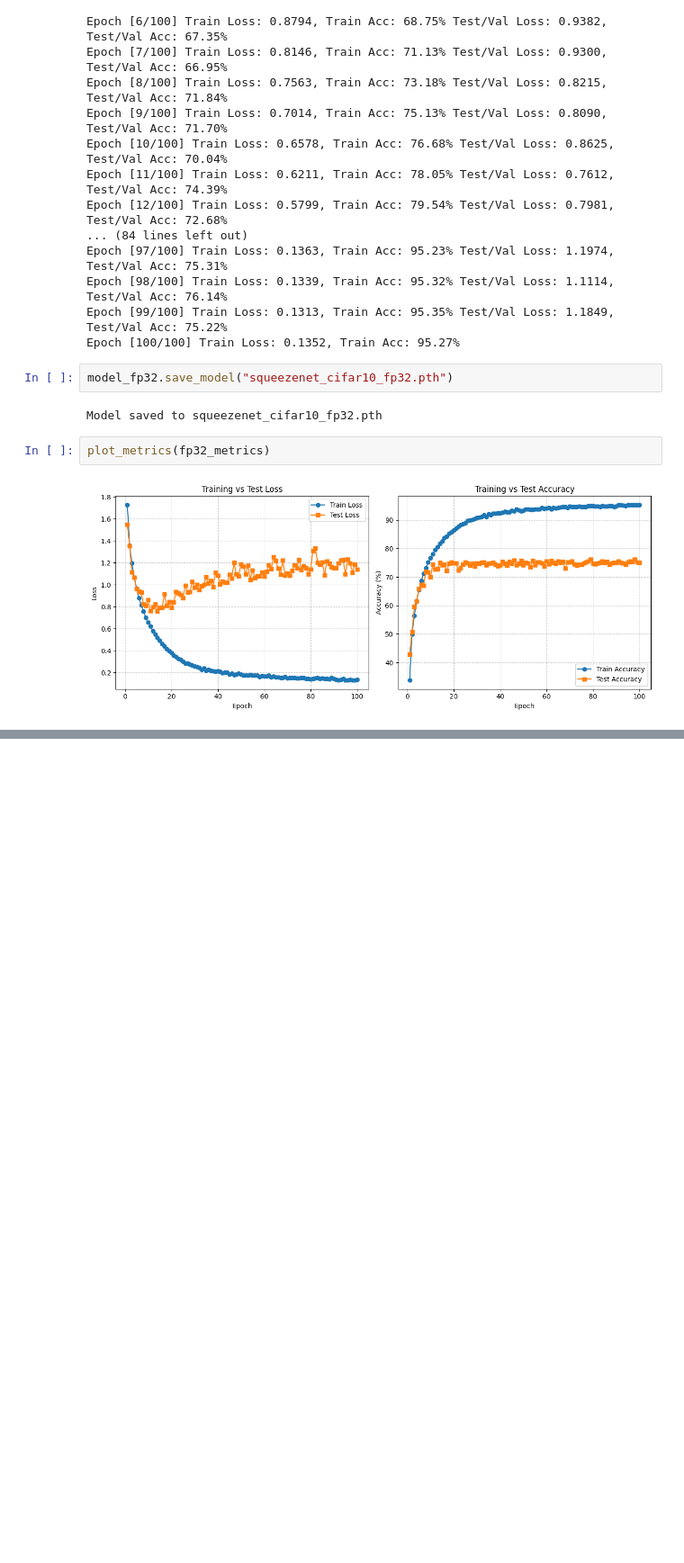
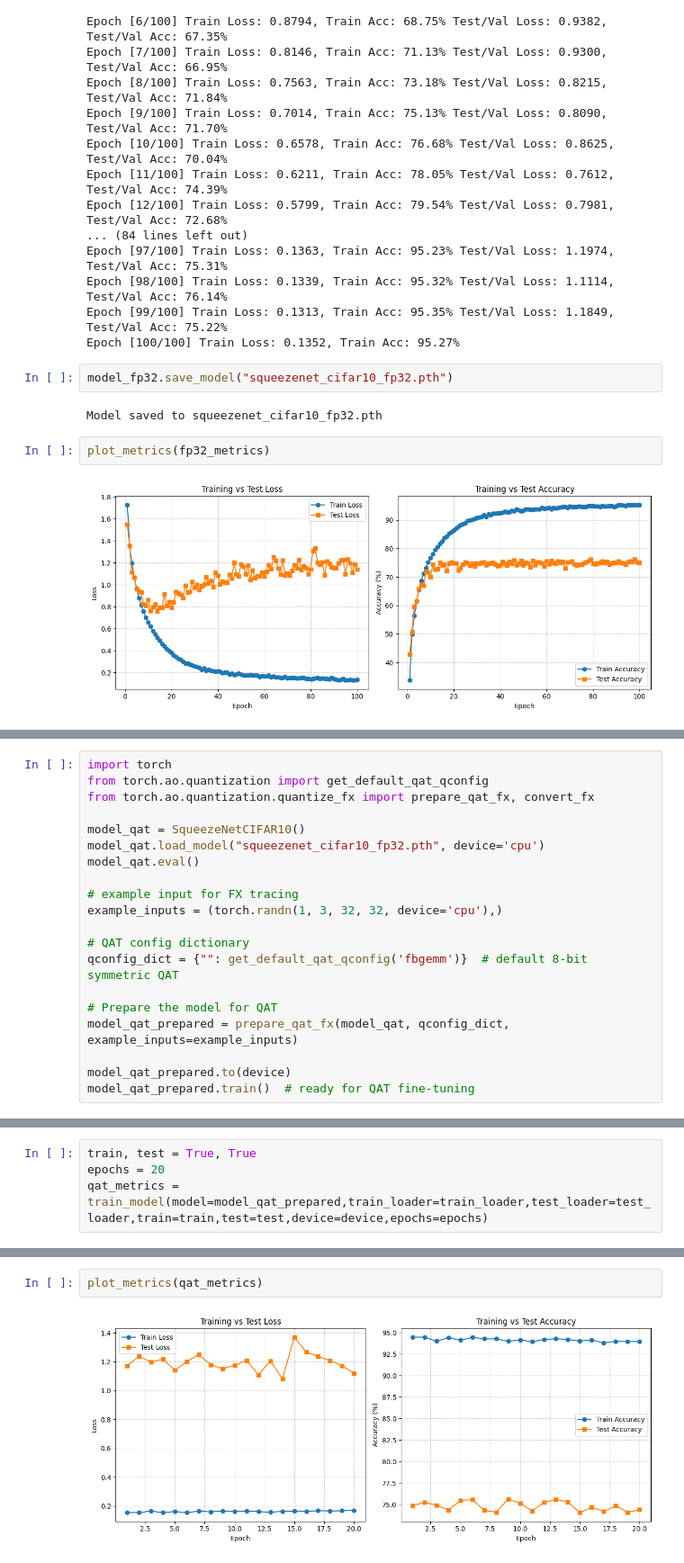
Before and after one commit to kkodachi/Vitis-HLS-Convolution, a Jupyter notebook: python/squeezenet.ipynb, the cells around one changed output, grey strips where cells are left out. Shown: that part at 90% size. Drawn from its saved outputs; the diff is of its cells as text; blank space fills up the shorter version.

```diff
--- a/python/squeezenet.ipynb
+++ b/python/squeezenet.ipynb
@@ -304,0 +313,20 @@ plot_metrics(fp32_metrics)
+# %%
+import torch
+from torch.ao.quantization import get_default_qat_qconfig
+from torch.ao.quantization.quantize_fx import prepare_qat_fx, convert_fx
+
+model_qat = SqueezeNetCIFAR10()
+model_qat.load_model("squeezenet_cifar10_fp32.pth", device='cpu')
+model_qat.eval()
+
+# example input for FX tracing
+example_inputs = (torch.randn(1, 3, 32, 32, device='cpu'),)
+
+# QAT config dictionary
+qconfig_dict = {"": get_default_qat_qconfig('fbgemm')}  # default 8-bit symmetric QAT
+
+# Prepare the model for QAT
+model_qat_prepared = prepare_qat_fx(model_qat, qconfig_dict, example_inputs=example_inputs)
+
+model_qat_prepared.to(device)
+model_qat_prepared.train()  # ready for QAT fine-tuning
@@ -304,0 +358,4 @@ plot_metrics(fp32_metrics)
+# %%
+train, test = True, True
+epochs = 20
+qat_metrics = train_model(model=model_qat_prepared,train_loader=train_loader,test_loader=test_loader,train=train,test=test,device=device,epochs=epochs)
@@ -304,0 +383,4 @@ plot_metrics(fp32_metrics)
+# %%
+plot_metrics(qat_metrics)
+# %% [output]
+[figure, added]
```
Also changed, not shown: parts of 8 cells of this notebook, 2 other files.
